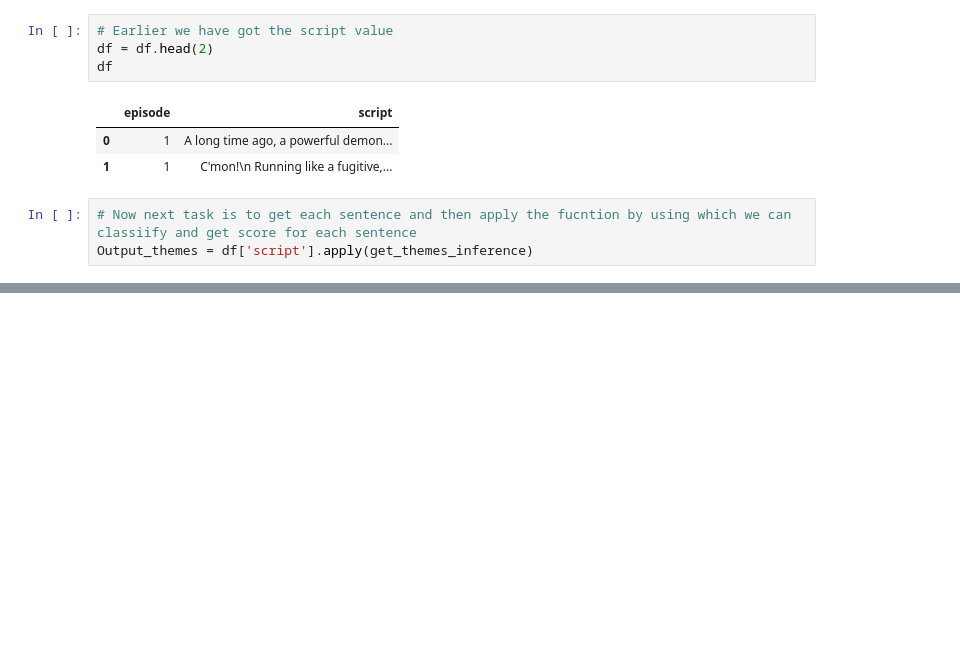
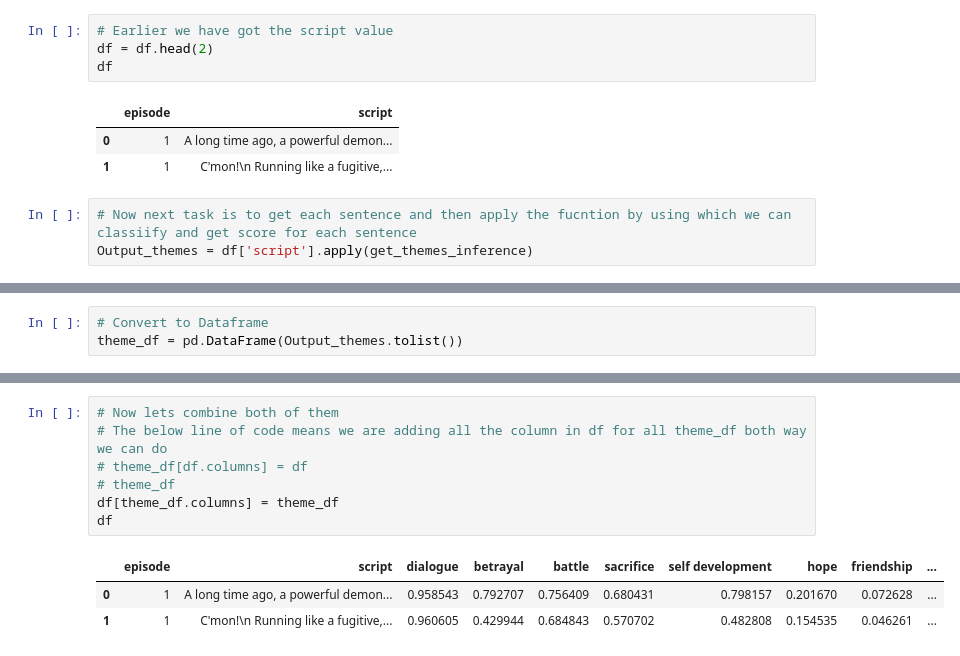
Before and after one commit to rok-ansh/NLP-TV-Series, a Jupyter notebook: crawler/theme_classifier/theme_classification_development.ipynb, the cells around one changed output, grey strips where cells are left out. Drawn from its saved outputs; the diff is of its cells as text; blank space fills up the shorter version.

```diff
--- a/crawler/theme_classifier/theme_classification_development.ipynb
+++ b/crawler/theme_classifier/theme_classification_development.ipynb
@@ -366 +370,4 @@ Output_themes
 Name: script, dtype: object
+# %%
+# Convert to Dataframe
+theme_df = pd.DataFrame(Output_themes.tolist())
@@ -366,0 +392,11 @@ Name: script, dtype: object
+# %%
+# Now lets combine both of them
+# The below line of code means we are adding all the column in df for all theme_df both way we can do
+# theme_df[df.columns] = df
+# theme_df
+df[theme_df.columns] = theme_df
+df
+# %% [output]
+|  | episode | script | dialogue | betrayal | battle | sacrifice | self development | hope | friendship | ... |
+| 0 | 1 | A long time ago, a powerful demon... | 0.958543 | 0.792707 | 0.756409 | 0.680431 | 0.798157 | 0.201670 | 0.072628 | ... |
+| 1 | 1 | C'mon!\n Running like a fugitive,... | 0.960605 | 0.429944 | 0.684843 | 0.570702 | 0.482808 | 0.154535 | 0.046261 | ... |
```
Also changed, not shown: parts of 9 cells of this notebook.
